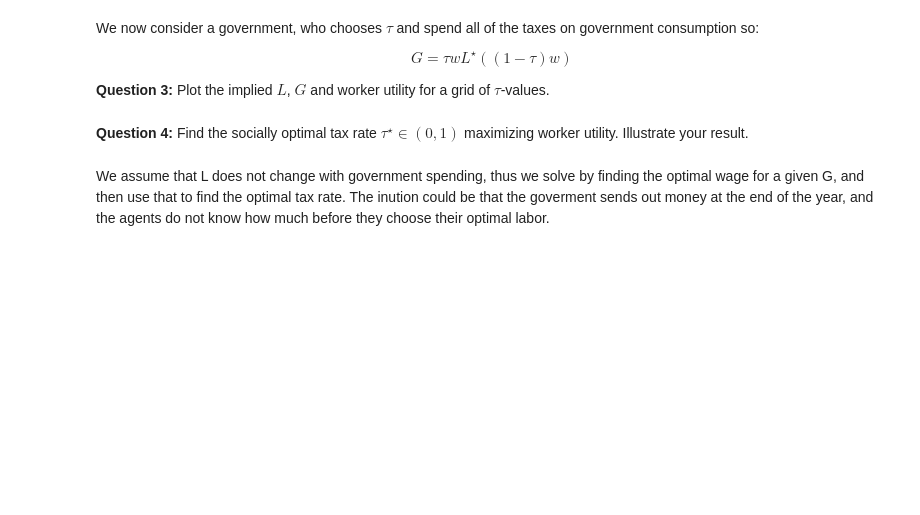
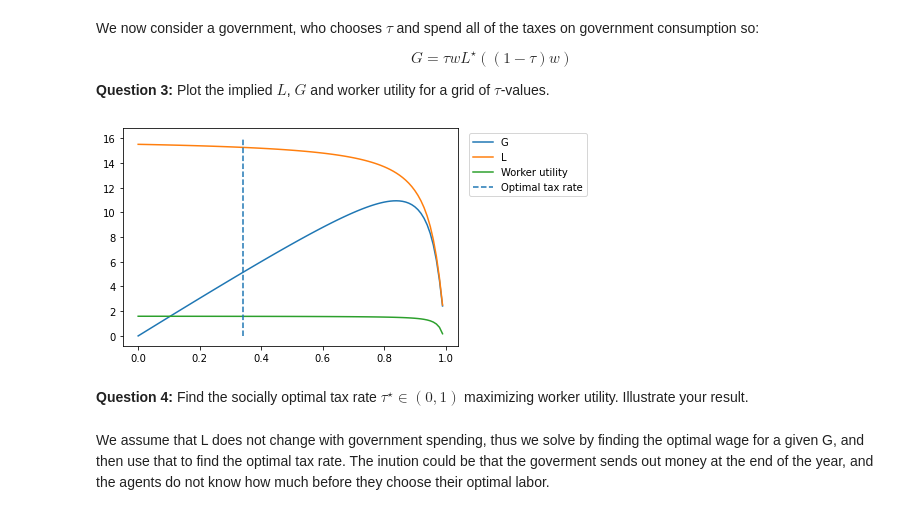
Before and after one commit to NumEconCopenhagen/projects-2023-f-m-r-23, a Jupyter notebook: Exam/Exam-2023-notebook_Findsen.ipynb, the cells around one changed output. Cells and saved outputs as stored; diff of their text form; code cells hidden in the pictures; blank space fills up the shorter version.

```diff
--- a/Exam/Exam-2023-notebook_Findsen.ipynb
+++ b/Exam/Exam-2023-notebook_Findsen.ipynb
@@ -105,3 +127,35 @@ $$
+# %%
+
+def G1(tau):
+    return tau*omega*L1(omega,tau)
+
+tau_grid = np.linspace(0,0.99,100)
+G1(tau_grid)
+plt.plot(tau_grid,G1(tau_grid))
+
+L1(1,tau_grid)
+plt.plot(tau_grid,L1(1,tau_grid))
+
+
+
+model_q3 = working_class()
+par = model_q3.par
+par.with_G = True # Account for G in the utiltiy
+
+utility_q3 = list()
+
+for tau in tau_grid:
+    utility_q3.append(model_q3.utility(L1(1,tau)))
+
+
+plt.plot(tau_grid,utility_q3)
+
+plt.vlines(0.34,0,16,linestyles='dashed', label='Optimal tax')
+plt.legend(['G','L','Worker utility','Optimal tax rate'],loc='upper right',bbox_to_anchor=(1.4,1))
+
+plt.show()
+# %% [output]
+[figure, added]
 # %% [markdown]
 **Question 4:** Find the socially optimal tax rate $\tau^{\star}\in(0,1)$ maximizing worker utility. Illustrate your result.
 # %% [markdown]
```
Also changed, not shown: parts of 13 cells of this notebook, 3 other files.
